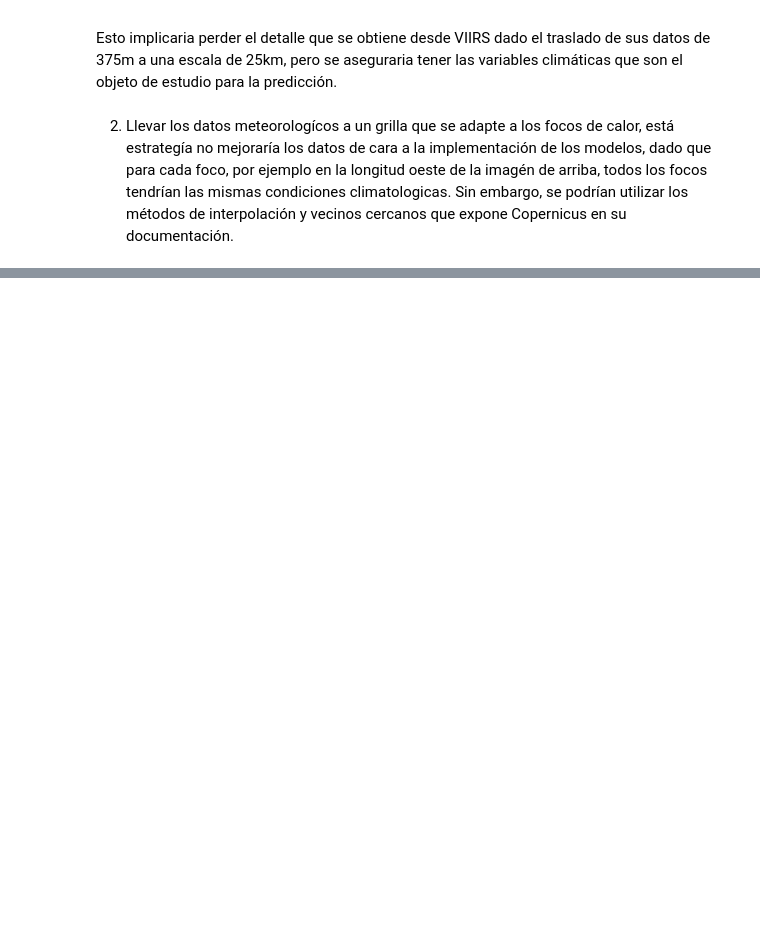
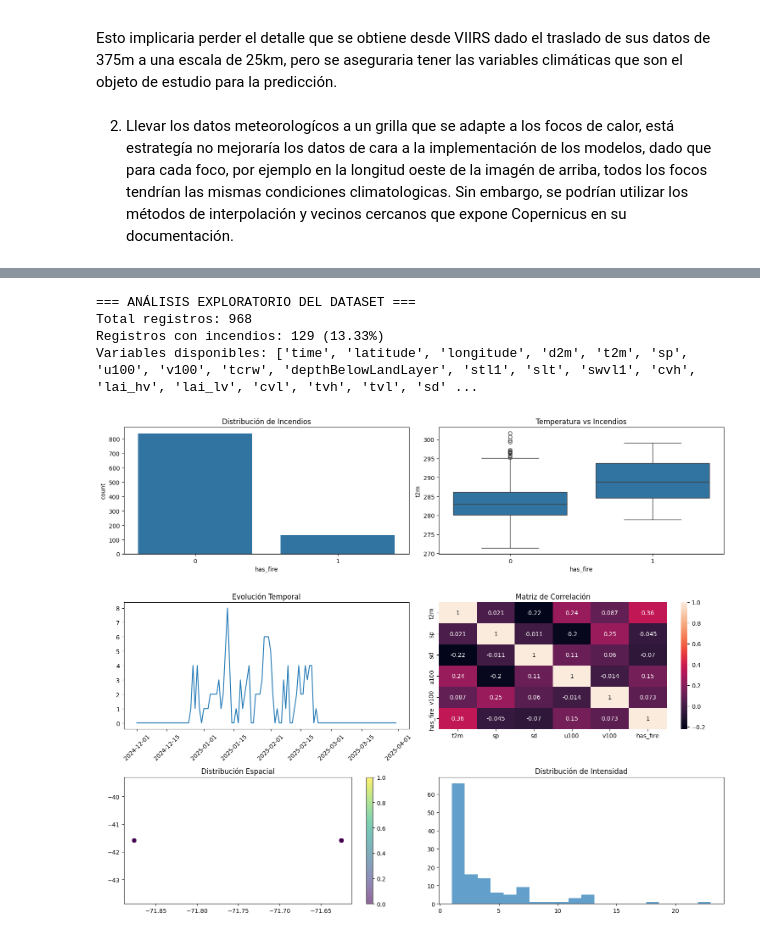
Before and after one commit to HunterCitto/199---Seminario-Final, a Jupyter notebook: notebooks/Seminario Final.ipynb, the cells around one changed output, grey strips where cells are left out. Drawn from its saved outputs; the diff is of its cells as text; code cells hidden in the pictures; blank space fills up the shorter version.

Commit message:
Update: Merge de focos y clima

```diff
--- a/notebooks/Seminario Final.ipynb
+++ b/notebooks/Seminario Final.ipynb
@@ -261,0 +286,10 @@ Esto implicaria perder el detalle que se obtiene desde VIIRS dado el traslado de
+# %%
+df_focos = pd.read_csv(os.path.join(f'{cfg.DATA_RAW}/firms', 'firms_MODIS_SP_2024-12-01_2025-03-31.csv'))
+df_clima = pd.read_csv(f"{cfg.DATA_RAW}/copernicus/levels/{cfg.START_DATE}_{cfg.END_DATE}.csv")
+# %%
+df_clima['acq_datetime'] = pd.to_datetime(df_clima['time'])
+df_focos['acq_datetime'] = pd.to_datetime(
+                df_focos['acq_date'] + ' ' + df_focos['acq_time'].astype(str).str.zfill(4),
+                format = '%Y-%m-%d %H%M',
+                errors = 'coerce'
+            )
@@ -261,0 +388,55 @@ Esto implicaria perder el detalle que se obtiene desde VIIRS dado el traslado de
+# %%
+def exploratory_analysis(df):
+    """Función para realizar análisis exploratorio completo"""
+    print("=== ANÁLISIS EXPLORATORIO DEL DATASET ===")
+    print(f"Total registros: {len(df)}")
+    print(f"Registros con incendios: {df['has_fire'].sum()} ({df['has_fire'].mean()*100:.2f}%)")
+    print(f"Variables disponibles: {list(df.columns)}")
+
+    # Crear los gráficos
+    fig, axes = plt.subplots(3, 2, figsize=(15, 12))
+
+    # 1. Distribución de incendios
+    sns.countplot(x='has_fire', data=df, ax=axes[0,0])
+    axes[0,0].set_title('Distribución de Incendios')
+
+    # 2. Correlación con temperatura
+    sns.boxplot(x='has_fire', y='t2m', data=df, ax=axes[0,1])
+    axes[0,1].set_title('Temperatura vs Incendios')
+
+    # 3. Serie temporal
+    df['date'] = pd.to_datetime(df['time']).dt.date
+    daily_fires = df.groupby('date')['has_fire'].sum()
+    axes[1,0].plot(daily_fires.index, daily_fires.values)
+    axes[1,0].set_title('Evolución Temporal')
+    axes[1,0].tick_params(axis='x', rotation=45)
+
+    # 4. Mapa de calor de correlaciones
+    corr_vars = ['t2m', 'sp', 'sd', 'u100', 'v100', 'has_fire']
+    correlation = df[corr_vars].corr()
+    sns.heatmap(correlation, annot=True, ax=axes[1,1])
+    axes[1,1].set_title('Matriz de Correlación')
+
+    # 5. Distribución espacial
+    scatter = axes[2,0].scatter(df['longitude'], df['latitude'],
+                               c=df['has_fire'], cmap='viridis', alpha=0.6)
+    plt.colorbar(scatter, ax=axes[2,0])
+    axes[2,0].set_title('Distribución Espacial')
+
+    # 6. Intensidad de incendios
+    if 'n_fires' in df.columns:
+        fire_data = df[df['n_fires'] > 0]
+        axes[2,1].hist(fire_data['n_fires'], bins=20, alpha=0.7)
+        axes[2,1].set_title('Distribución de Intensidad')
+
+    plt.tight_layout()
+    plt.show()
+
+# Ejecutar análisis
+exploratory_analysis(df)
+# %% [output]
+=== ANÁLISIS EXPLORATORIO DEL DATASET ===
+Total registros: 968
+Registros con incendios: 129 (13.33%)
+Variables disponibles: ['time', 'latitude', 'longitude', 'd2m', 't2m', 'sp', 'u100', 'v100', 'tcrw', 'depthBelowLandLayer', 'stl1', 'slt', 'swvl1', 'cvh', 'lai_hv', 'lai_lv', 'cvl', 'tvh', 'tvl', 'sd' ...
+[figure, added]
```
Also changed, not shown: parts of 17 cells of this notebook, 2 other files.
